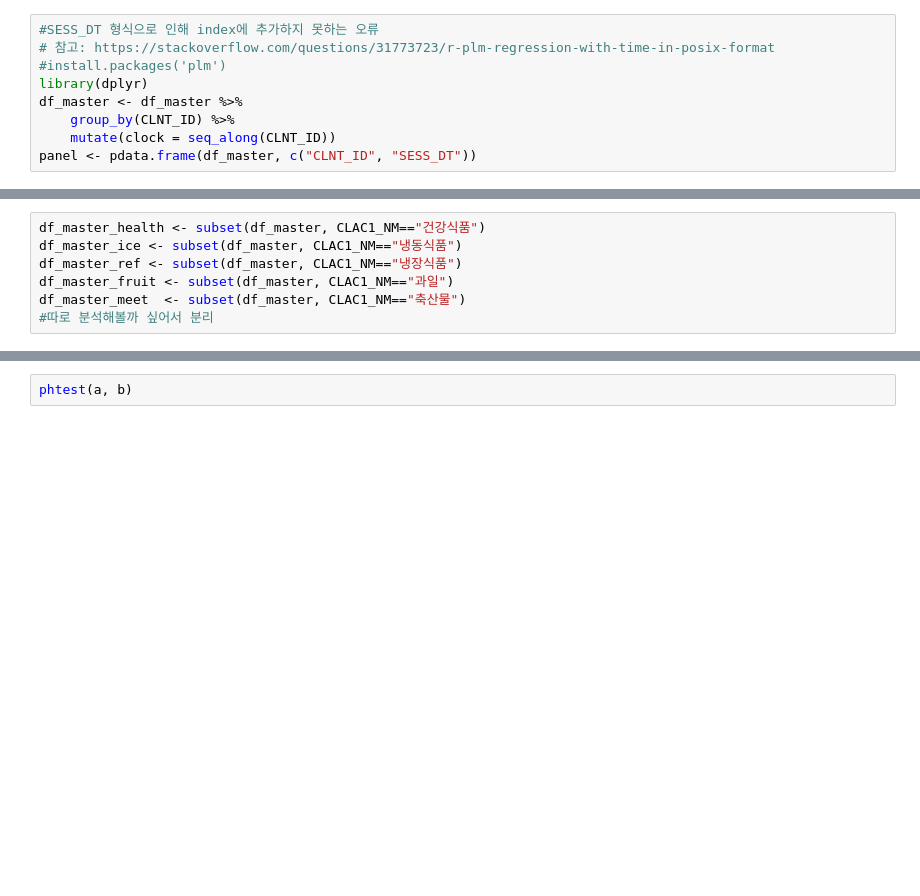
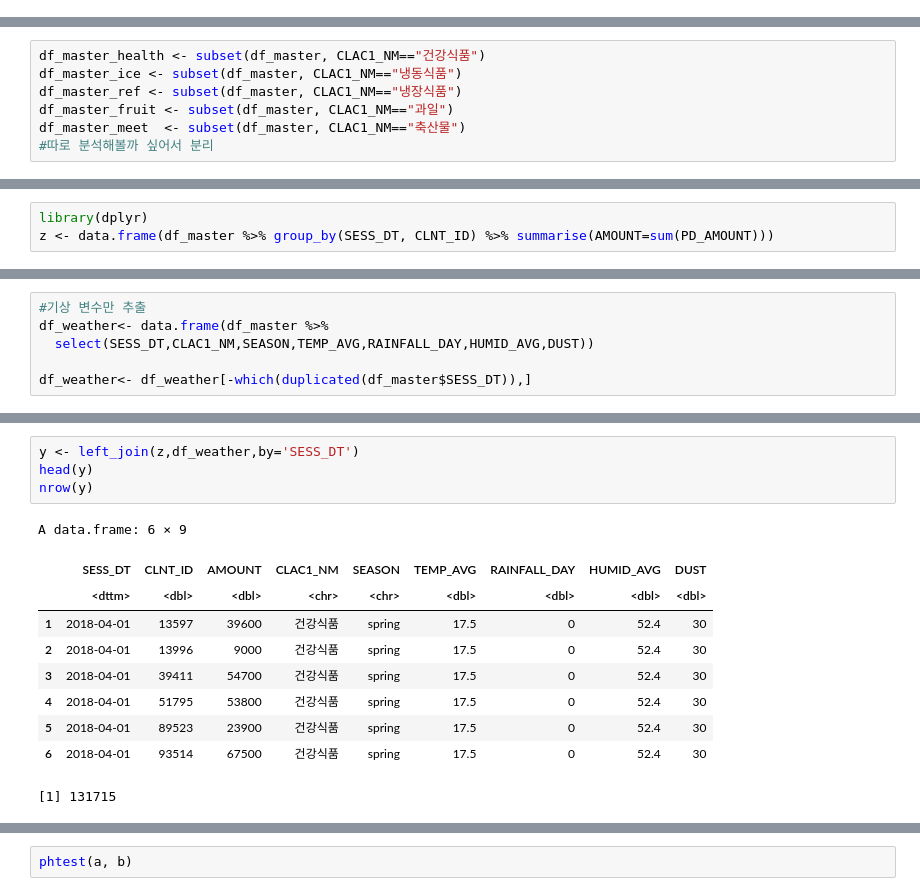
Before and after one commit to chldnjstjr/Weather-Consumer, a Jupyter notebook: R_패널회귀분석.ipynb, the cells around one changed output, grey strips where cells are left out. Saved outputs shown, nothing was run; the diff lists cells and outputs as text; blank space fills up the shorter version.

```diff
--- a/R_패널회귀분석.ipynb
+++ b/R_패널회귀분석.ipynb
@@ -40,9 +24,0 @@ also installing the dependencies ‘miscTools’, ‘rbibutils’, ‘bdsmatrix
-# %%
-#SESS_DT 형식으로 인해 index에 추가하지 못하는 오류
-# 참고: https://stackoverflow.com/questions/31773723/r-plm-regression-with-time-in-posix-format
-#install.packages('plm')
-library(dplyr)
-df_master <- df_master %>%
-    group_by(CLNT_ID) %>%
-    mutate(clock = seq_along(CLNT_ID))
-panel <- pdata.frame(df_master, c("CLNT_ID", "SESS_DT"))
@@ -73,0 +32,3 @@ Warning message in pdata.frame(df_master, c("CLNT_ID", "SESS_DT")):
+# %%
+library(dplyr)
+z <- data.frame(df_master %>% group_by(SESS_DT, CLNT_ID) %>% summarise(AMOUNT=sum(PD_AMOUNT)))
@@ -73,0 +56,6 @@ Warning message in pdata.frame(df_master, c("CLNT_ID", "SESS_DT")):
+# %%
+#기상 변수만 추출
+df_weather<- data.frame(df_master %>%
+  select(SESS_DT,CLAC1_NM,SEASON,TEMP_AVG,RAINFALL_DAY,HUMID_AVG,DUST))
+
+df_weather<- df_weather[-which(duplicated(df_master$SESS_DT)),]
@@ -73,0 +73,15 @@ Warning message in pdata.frame(df_master, c("CLNT_ID", "SESS_DT")):
+# %%
+y <- left_join(z,df_weather,by='SESS_DT')
+head(y)
+nrow(y)
+# %% [output]
+A data.frame: 6 × 9
+|  | SESS_DT | CLNT_ID | AMOUNT | CLAC1_NM | SEASON | TEMP_AVG | RAINFALL_DAY | HUMID_AVG | DUST |
+|  | <dttm> | <dbl> | <dbl> | <chr> | <chr> | <dbl> | <dbl> | <dbl> | <dbl> |
+| 1 | 2018-04-01 | 13597 | 39600 | 건강식품 | spring | 17.5 | 0 | 52.4 | 30 |
+| 2 | 2018-04-01 | 13996 | 9000 | 건강식품 | spring | 17.5 | 0 | 52.4 | 30 |
+| 3 | 2018-04-01 | 39411 | 54700 | 건강식품 | spring | 17.5 | 0 | 52.4 | 30 |
+| 4 | 2018-04-01 | 51795 | 53800 | 건강식품 | spring | 17.5 | 0 | 52.4 | 30 |
+| 5 | 2018-04-01 | 89523 | 23900 | 건강식품 | spring | 17.5 | 0 | 52.4 | 30 |
+| 6 | 2018-04-01 | 93514 | 67500 | 건강식품 | spring | 17.5 | 0 | 52.4 | 30 |
+[1] 131715
```
Also changed, not shown: parts of 24 cells of this notebook.
